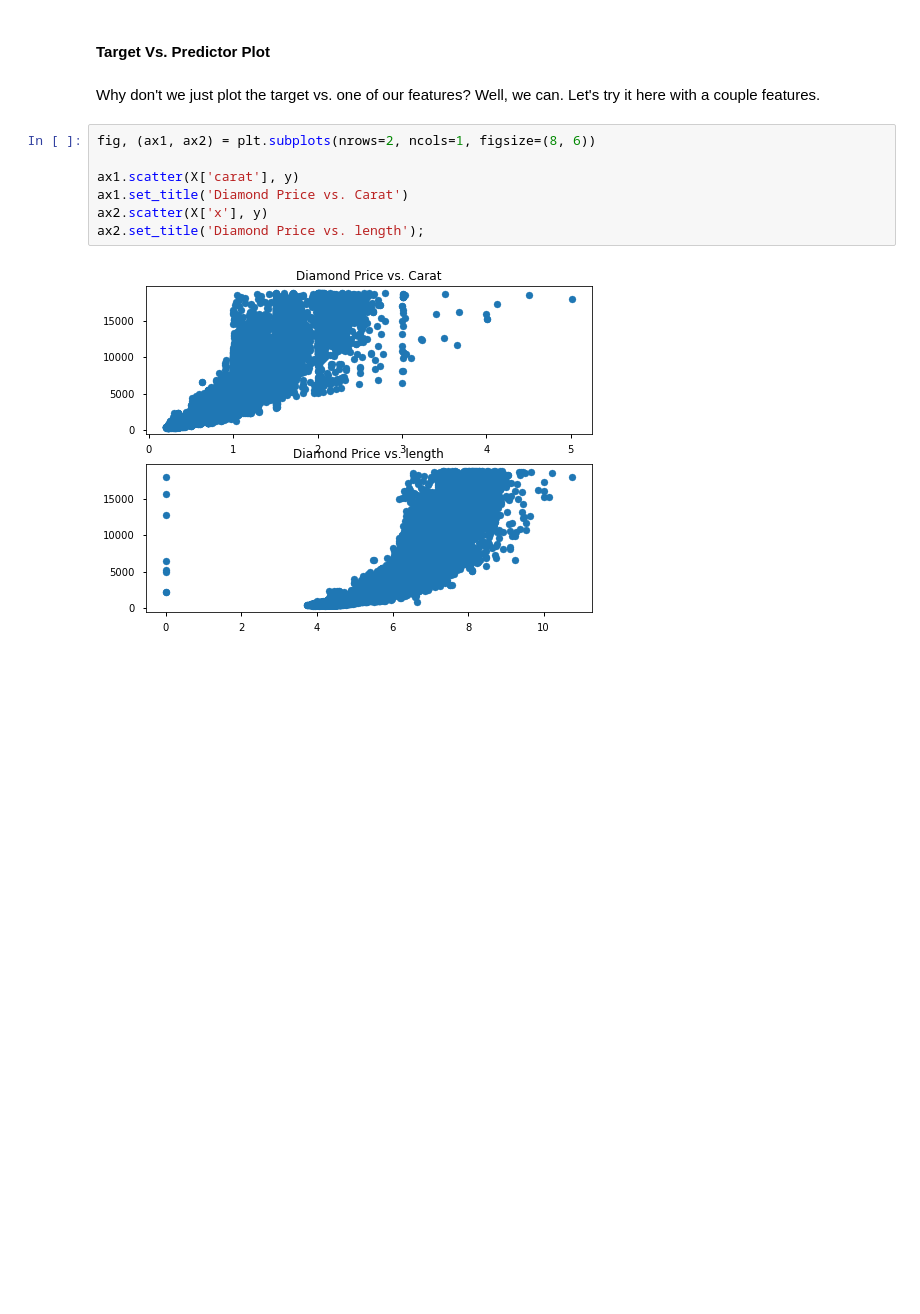
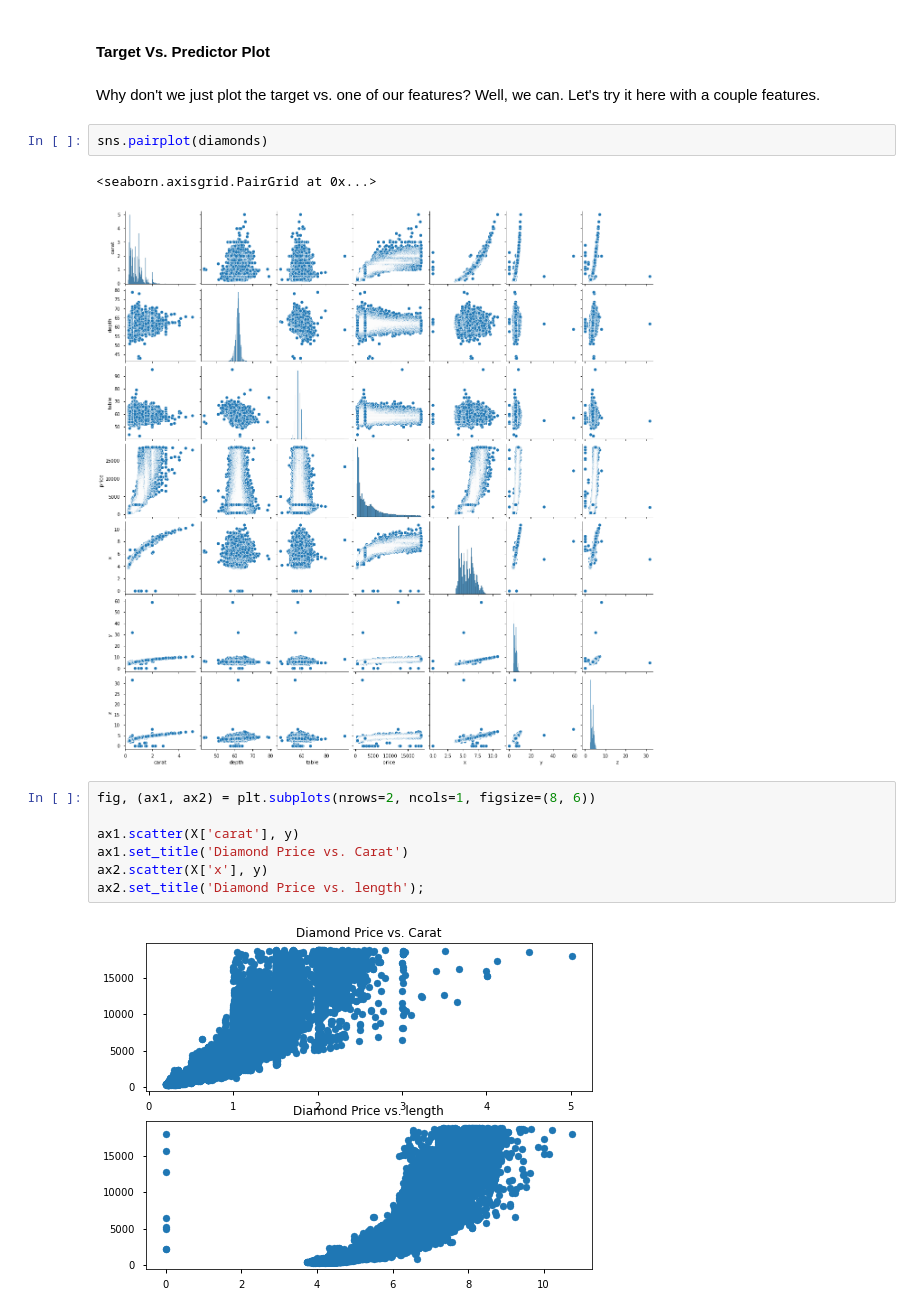
Before and after one commit to evanstaffen/NYC-DS-091922, a Jupyter notebook: Phase_2/Phase2_Topic19_Multiple_Rgression_and_Predictive_Modeling/Linear-Regression-Assumptions/lin_reg_assumptions.ipynb, the cells around one changed output. Drawn from its saved outputs; the diff is of its cells as text; blank space fills up the shorter version.

```diff
--- a/Phase_2/Phase2_Topic19_Multiple_Rgression_and_Predictive_Modeling/Linear-Regression-Assumptions/lin_reg_assumptions.ipynb
+++ b/Phase_2/Phase2_Topic19_Multiple_Rgression_and_Predictive_Modeling/Linear-Regression-Assumptions/lin_reg_assumptions.ipynb
@@ -93,6 +93,11 @@ plt.suptitle('Residuals Vs. Predictions');
 #### Target Vs. Predictor Plot
 # %% [markdown]
 Why don't we just plot the target vs. one of our features? Well, we can. Let's try it here with a couple features.
+# %%
+sns.pairplot(diamonds)
+# %% [output]
+<seaborn.axisgrid.PairGrid at 0x...>
+[figure, added]
 # %%
 fig, (ax1, ax2) = plt.subplots(nrows=2, ncols=1, figsize=(8, 6))
 
```
Also changed, not shown: 1 other file.
